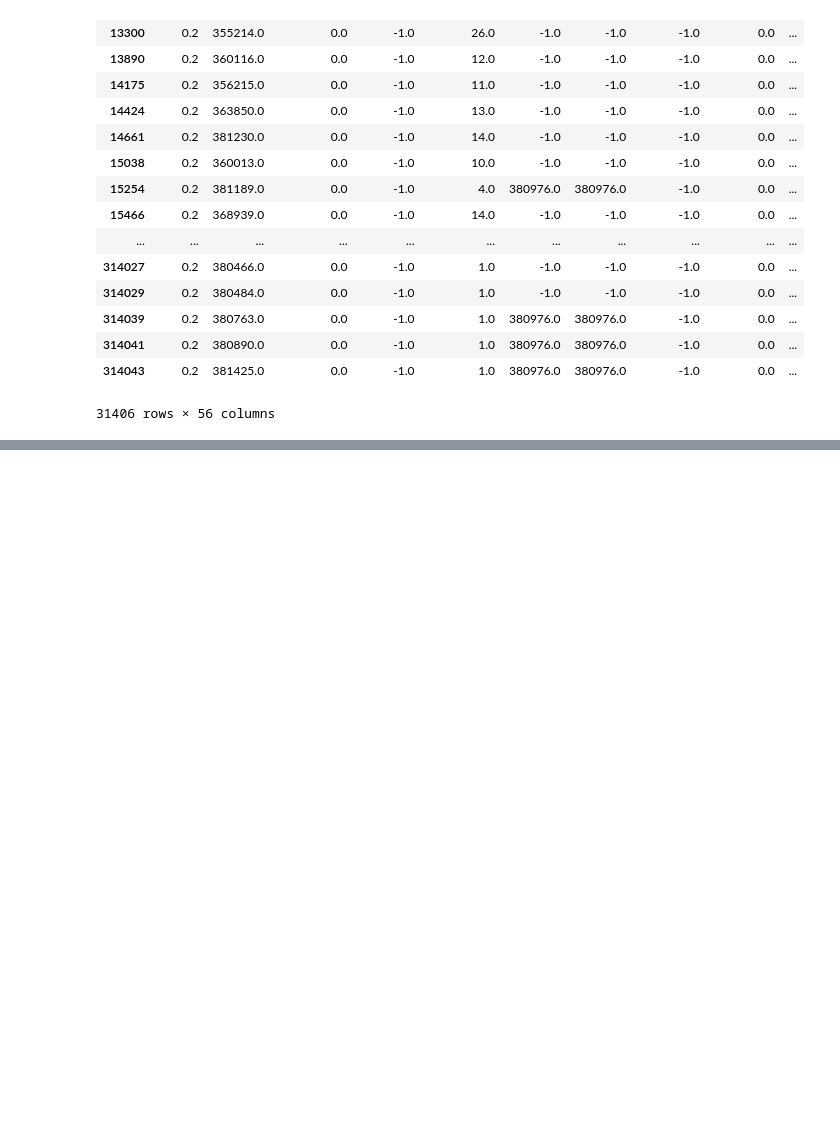
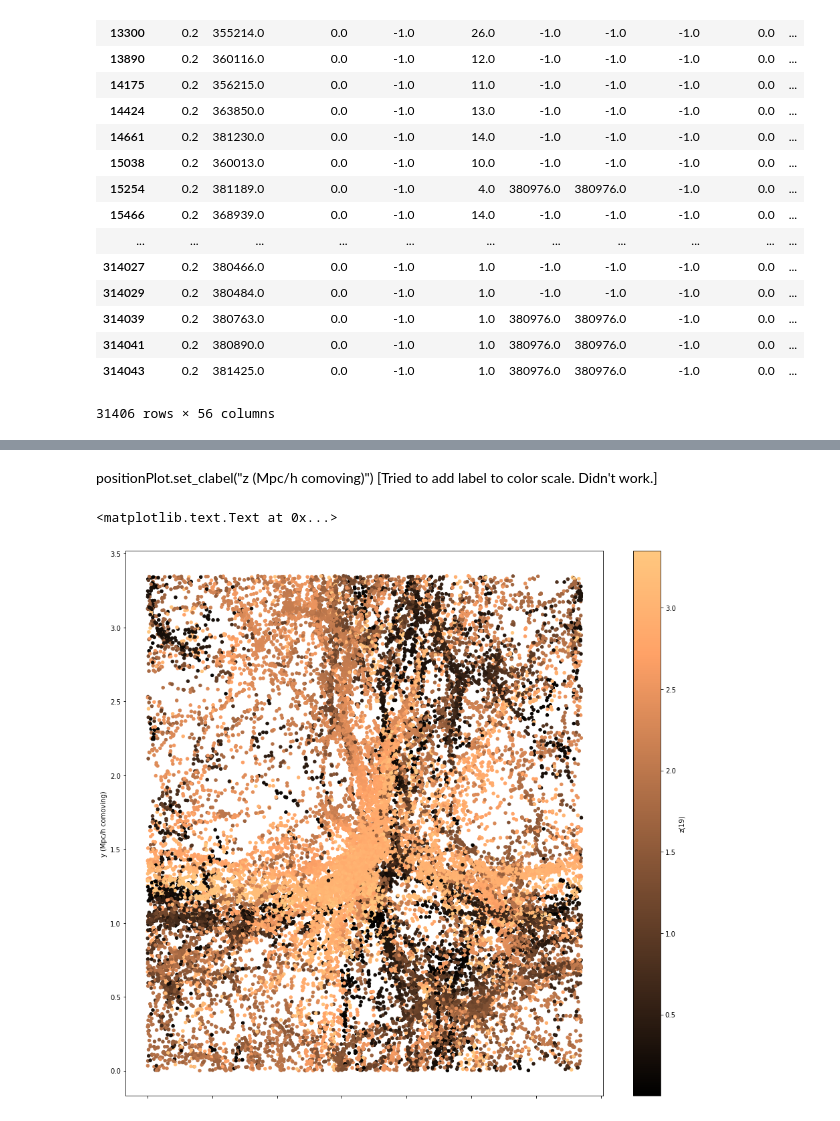
Before and after one commit to jortiz630/Dark-Matter-Tree-Data, a Jupyter notebook: DMDataAnalysis_py2.ipynb, the cells around one changed output, grey strips where cells are left out. Saved outputs shown, nothing was run; the diff lists cells and outputs as text; code cells hidden in the pictures; blank space fills up the shorter version.

```diff
--- a/DMDataAnalysis_py2.ipynb
+++ b/DMDataAnalysis_py2.ipynb
@@ -80,0 +139,11 @@ mass.plot.hist(loglog=True, bins = 3000, figsize = (16,6)) # Histogram of DM hal
+# %% [markdown]
+positionPlot.set_clabel("z (Mpc/h comoving)")
+[Tried to add label to color scale. Didn't work.]
+# %%
+positionPlot = halosAtScale0_2.plot.scatter(x='x(17)', y='y(18)', c='z(19)', s=20,
+               figsize = (16,15), colormap = 'copper') # 2d scatterplot of DM halo position.
+positionPlot.set_xlabel("x (Mpc/h comoving)")
+positionPlot.set_ylabel("y (Mpc/h comoving)")
+# %% [output]
+<matplotlib.text.Text at 0x...>
+[figure, added]
```
Also changed, not shown: parts of 8 cells of this notebook.
